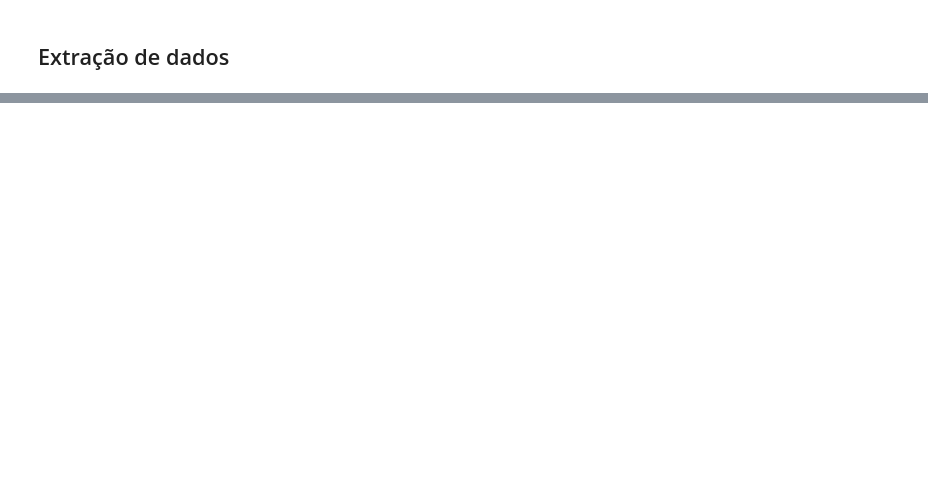
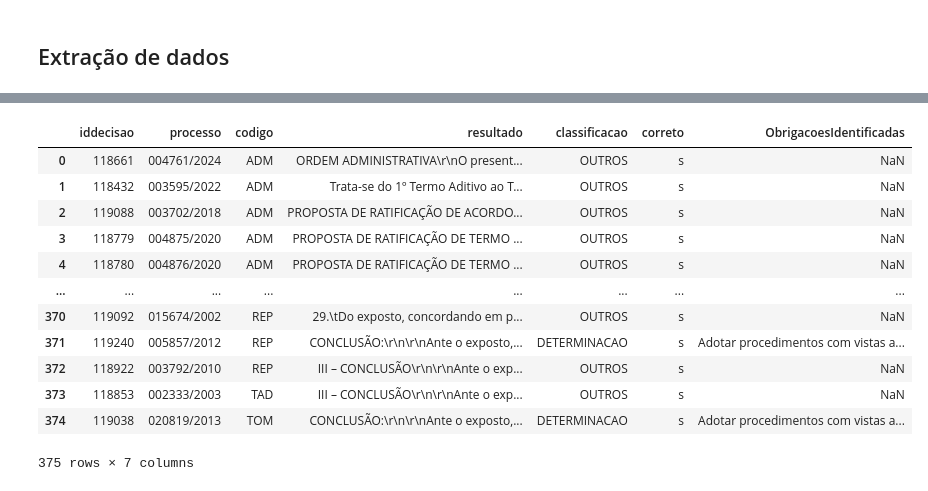
Before and after one commit to eduardoplima/ccd, a Jupyter notebook: decisoes-etl/dataset_obrigacoes.ipynb, the cells around one changed output, grey strips where cells are left out. Saved outputs shown, nothing was run; the diff lists cells and outputs as text; code cells hidden in the pictures; blank space fills up the shorter version.

```diff
--- a/decisoes-etl/dataset_obrigacoes.ipynb
+++ b/decisoes-etl/dataset_obrigacoes.ipynb
@@ -447,0 +510,17 @@ for i, determinacao in determinacoes.iterrows():
+# %%
+sql_tabela = '''
+SELECT
+	cdc.iddecisao,
+	CONCAT(pro.numero_processo, '/', pro.ano_processo) as processo,
+	tip.codigo,
+	acp.resultado,
+	cdc.Classificacao as classificacao
+
+
+	FROM BdDIP.dbo.ClassificacaoDecisao cdc
+	INNER JOIN processo.dbo.Ata_Composicao_Pautas acp ON cdc.IdDecisao = acp.IdComposicaoPauta
+	INNER JOIN processo.dbo.Processos pro ON acp.numero_processo = pro.numero_processo AND acp.ano_processo = pro.ano_processo
+	INNER JOIN processo.dbo.Tipo tip ON tip.codigo = pro.codigo_tipo_processo
+
+'''
+df_tabela = pd.read_sql(sql_tabela, get_connection("BdDIP"))
@@ -447,0 +531,18 @@ for i, determinacao in determinacoes.iterrows():
+# %%
+sql_obg_tabela = '''
+SELECT
+    iddecisao,
+    Descricao,
+    Prazo,
+    OrgaoResponsavel,
+    ERecomendacao,
+    Valor
+FROM BdDIP.dbo.ObrigacaoPreprocessada
+WHERE iddecisao IN (SELECT iddecisao FROM BdDIP.dbo.ClassificacaoDecisao)
+'''
+df_obg_tabela = pd.read_sql(sql_obg_tabela, get_connection("BdDIP"))
+# %%
+obgs_agg = df_obg_tabela.groupby(['iddecisao']).agg({'Descricao': lambda x: ';\n'.join(x)}).reset_index().rename(columns={'Descricao': 'ObrigacoesIdentificadas'}).sort_values(by='ObrigacoesIdentificadas', ascending=False)
+df_obg_tabela = df_obg_tabela[['iddecisao', 'Prazo',
+                               'OrgaoResponsavel',
+                               'Valor']].merge(obgs_agg, on='iddecisao', how='left')
@@ -447,0 +565,19 @@ for i, determinacao in determinacoes.iterrows():
+# %%
+df_tabela['correto'] = 's'
+# %%
+df_obg_tabela = df_tabela.merge(obgs_agg, on='iddecisao', how='left')
+df_obg_tabela
+# %% [output]
+|  | iddecisao | processo | codigo | resultado | classificacao | correto | ObrigacoesIdentificadas |
+| 0 | 118661 | 004761/2024 | ADM | ORDEM ADMINISTRATIVA\r\nO present... | OUTROS | s | NaN |
+| 1 | 118432 | 003595/2022 | ADM | Trata-se do 1º Termo Aditivo ao T... | OUTROS | s | NaN |
+| 2 | 119088 | 003702/2018 | ADM | PROPOSTA DE RATIFICAÇÃO DE ACORDO... | OUTROS | s | NaN |
+| 3 | 118779 | 004875/2020 | ADM | PROPOSTA DE RATIFICAÇÃO DE TERMO ... | OUTROS | s | NaN |
+| 4 | 118780 | 004876/2020 | ADM | PROPOSTA DE RATIFICAÇÃO DE TERMO ... | OUTROS | s | NaN |
+| ... | ... | ... | ... | ... | ... | ... | ... |
+| 370 | 119092 | 015674/2002 | REP | 29.\tDo exposto, concordando em p... | OUTROS | s | NaN |
+| 371 | 119240 | 005857/2012 | REP | CONCLUSÃO:\r\n\r\nAnte o exposto,... | DETERMINACAO | s | Adotar procedimentos com vistas a... |
+| 372 | 118922 | 003792/2010 | REP | III – CONCLUSÃO\r\n\r\nAnte o exp... | OUTROS | s | NaN |
+| 373 | 118853 | 002333/2003 | TAD | III – CONCLUSÃO\r\n\r\nAnte o exp... | OUTROS | s | NaN |
+| 374 | 119038 | 020819/2013 | TOM | CONCLUSÃO:\r\n\r\nAnte o exposto,... | DETERMINACAO | s | Adotar procedimentos com vistas a... |
+375 rows × 7 columns
```
Also changed, not shown: parts of 13 cells of this notebook, 1 other file.
